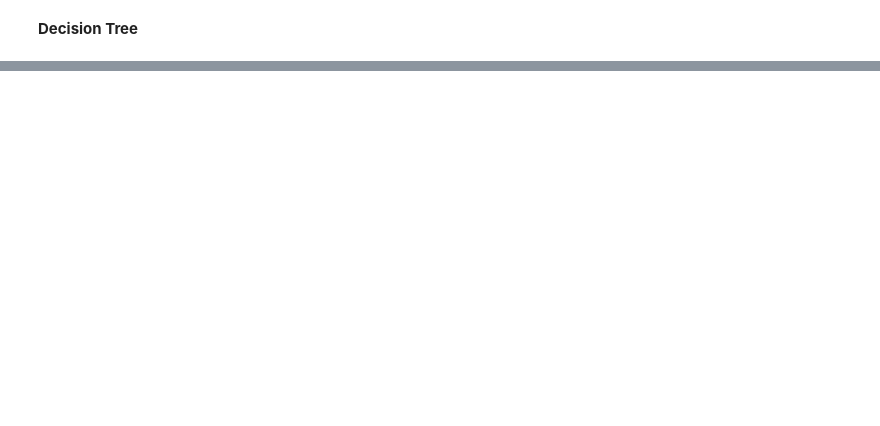
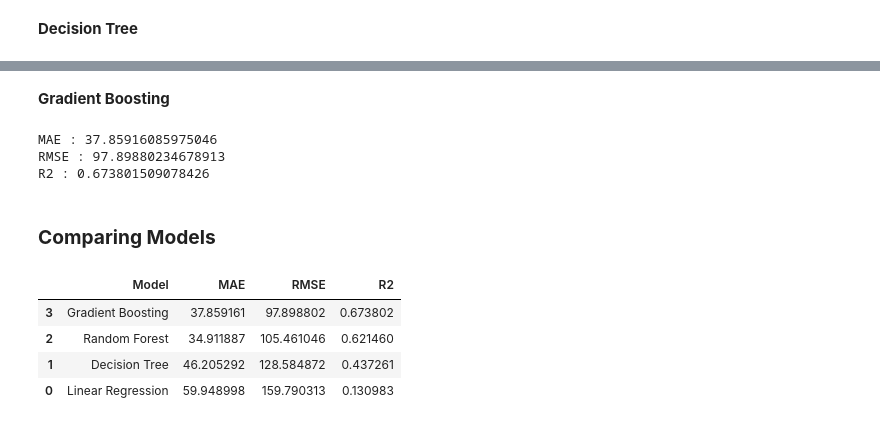
Before and after one commit to AthulCR-Alt/MiniProject---GlobalStore, a Jupyter notebook: MiniProjectGlobalStore.ipynb, the cells around one changed output, grey strips where cells are left out. Drawn from its saved outputs; the diff is of its cells as text; code cells hidden in the pictures; blank space fills up the shorter version.

```diff
--- a/MiniProjectGlobalStore.ipynb
+++ b/MiniProjectGlobalStore.ipynb
@@ -991,0 +1007,78 @@ print("R2 :", r2_score(y_test,pred_rf))
+# %% [markdown]
+**Gradient Boosting**
+# %%
+gb = GradientBoostingRegressor(
+    random_state=42
+)
+
+gb.fit(X_train,y_train)
+
+pred_gb = gb.predict(X_test)
+# %%
+print("MAE :", mean_absolute_error(y_test,pred_gb))
+print("RMSE :", np.sqrt(mean_squared_error(y_test,pred_gb)))
+print("R2 :", r2_score(y_test,pred_gb))
+# %% [output]
+MAE : 37.85916085975046
+RMSE : 97.89880234678913
+R2 : 0.673801509078426
+# %% [markdown]
+### **Comparing Models**
+# %%
+results = pd.DataFrame({
+
+'Model':[
+'Linear Regression',
+'Decision Tree',
+'Random Forest',
+'Gradient Boosting'
+],
+
+'MAE':[
+
+mean_absolute_error(y_test,pred_lr),
+
+mean_absolute_error(y_test,pred_dt),
+
+mean_absolute_error(y_test,pred_rf),
+
+mean_absolute_error(y_test,pred_gb)
+
+],
+
+'RMSE':[
+
+np.sqrt(mean_squared_error(y_test,pred_lr)),
+
+np.sqrt(mean_squared_error(y_test,pred_dt)),
+
+np.sqrt(mean_squared_error(y_test,pred_rf)),
+
+np.sqrt(mean_squared_error(y_test,pred_gb))
+
+],
+
+'R2':[
+
+r2_score(y_test,pred_lr),
+
+r2_score(y_test,pred_dt),
+
+r2_score(y_test,pred_rf),
+
+r2_score(y_test,pred_gb)
+
+]
+
+})
+
+results.sort_values(
+    by="R2",
+    ascending=False
+)
+# %% [output]
+|  | Model | MAE | RMSE | R2 |
+| 3 | Gradient Boosting | 37.859161 | 97.898802 | 0.673802 |
+| 2 | Random Forest | 34.911887 | 105.461046 | 0.621460 |
+| 1 | Decision Tree | 46.205292 | 128.584872 | 0.437261 |
+| 0 | Linear Regression | 59.948998 | 159.790313 | 0.130983 |
```
Also changed, not shown: parts of 16 cells of this notebook.
